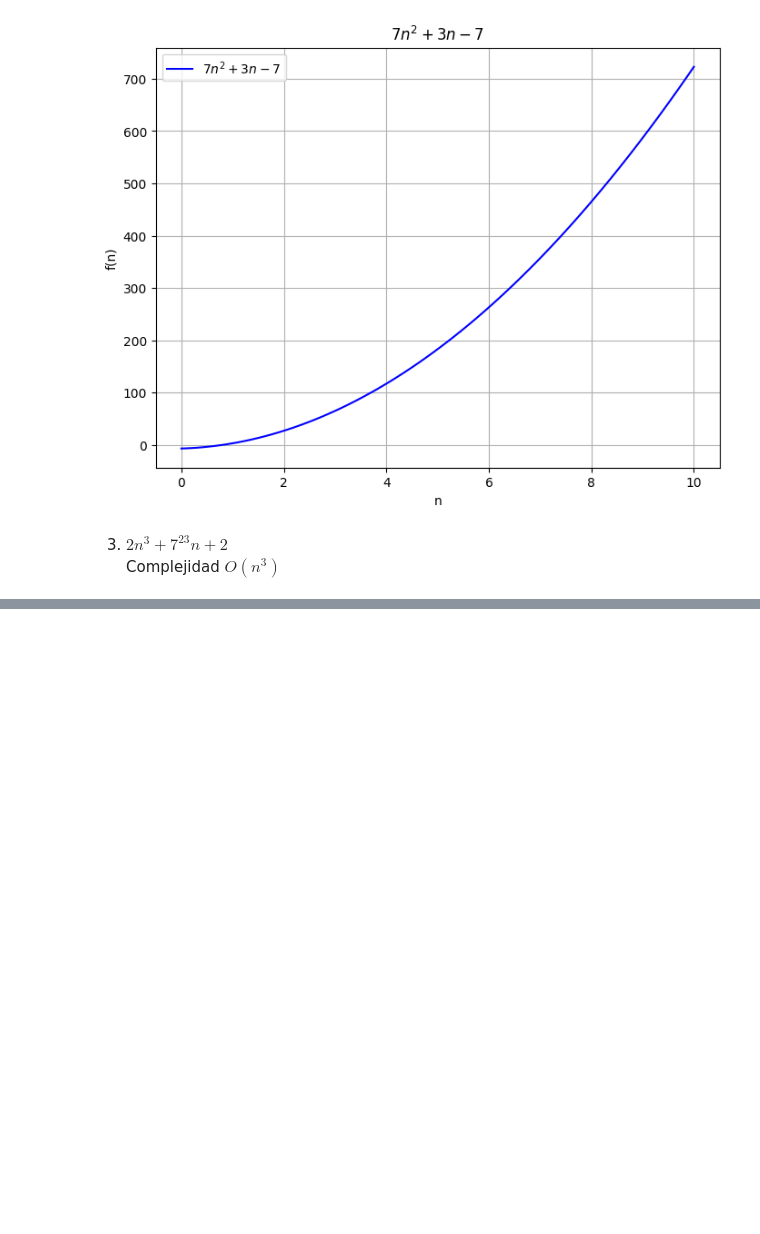
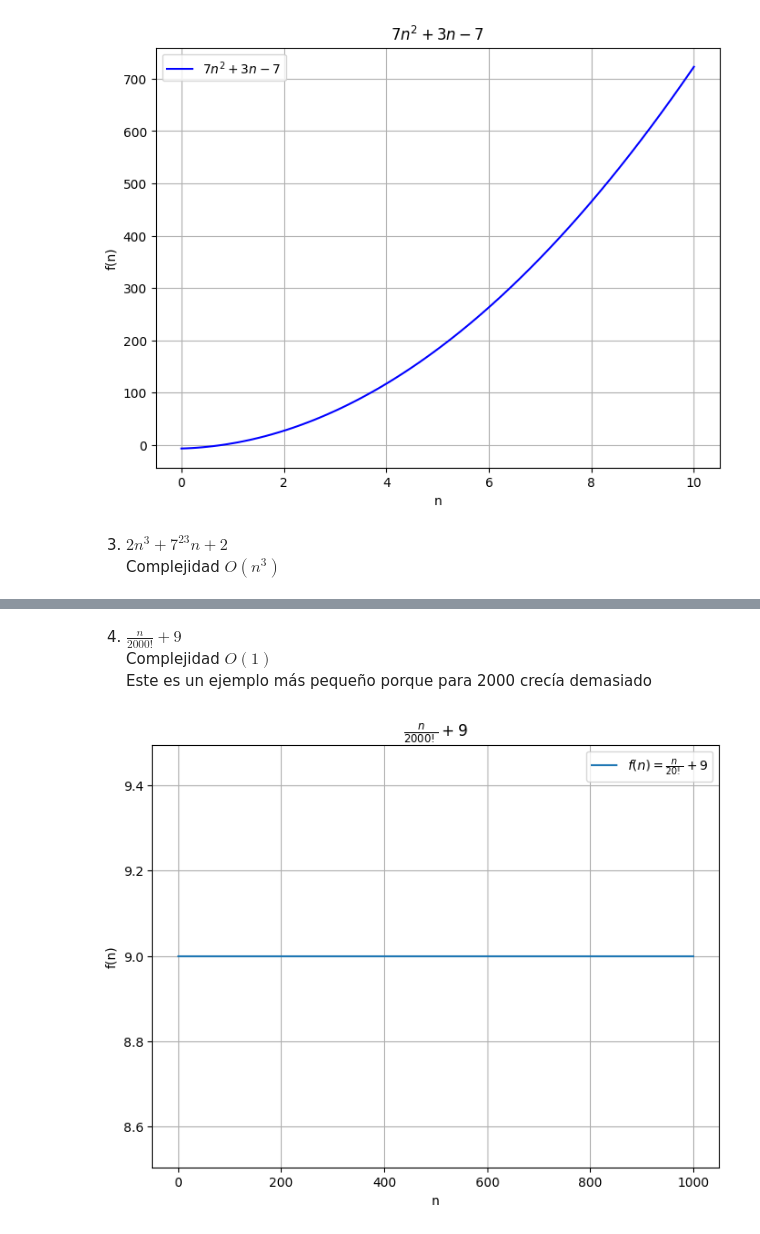
Before and after one commit to DanielBA05/DanielBA05, a Jupyter notebook: Tarea5.ipynb, the cells around one changed output, grey strips where cells are left out. Saved outputs shown, nothing was run; the diff lists cells and outputs as text; code cells hidden in the pictures; blank space fills up the shorter version.

```diff
--- a/Tarea5.ipynb
+++ b/Tarea5.ipynb
@@ -77,0 +78,27 @@ plt.show()
+# %% [markdown]
+4. $\frac{n}{2000!} +9 $<BR>
+Complejidad $O(1)$<BR>
+Este es un ejemplo más pequeño porque para 2000 crecía demasiado
+# %%
+import matplotlib.pyplot as plt
+import numpy as np
+from math import factorial
+from decimal import Decimal
+
+def funcion(n):
+    return Decimal(n) / Decimal(factorial(20)) + 9
+
+n_values = np.linspace(0, 1000)
+
+f_values = np.array([funcion(n) for n in n_values])
+
+plt.figure(figsize=(8, 6))
+plt.plot(n_values, f_values, label=r'$f(n) = \frac{n}{20!} + 9$') # Fixed the LaTeX expression in the label
+plt.title(r"$\frac{n}{2000!} +9$") # Fixed the LaTeX expression in the title and used a raw string
+plt.xlabel("n")
+plt.ylabel("f(n)")
+plt.legend()
+plt.grid(True)
+plt.show()
+# %% [output]
+[figure, added]
```
Also changed, not shown: parts of 14 cells of this notebook.
